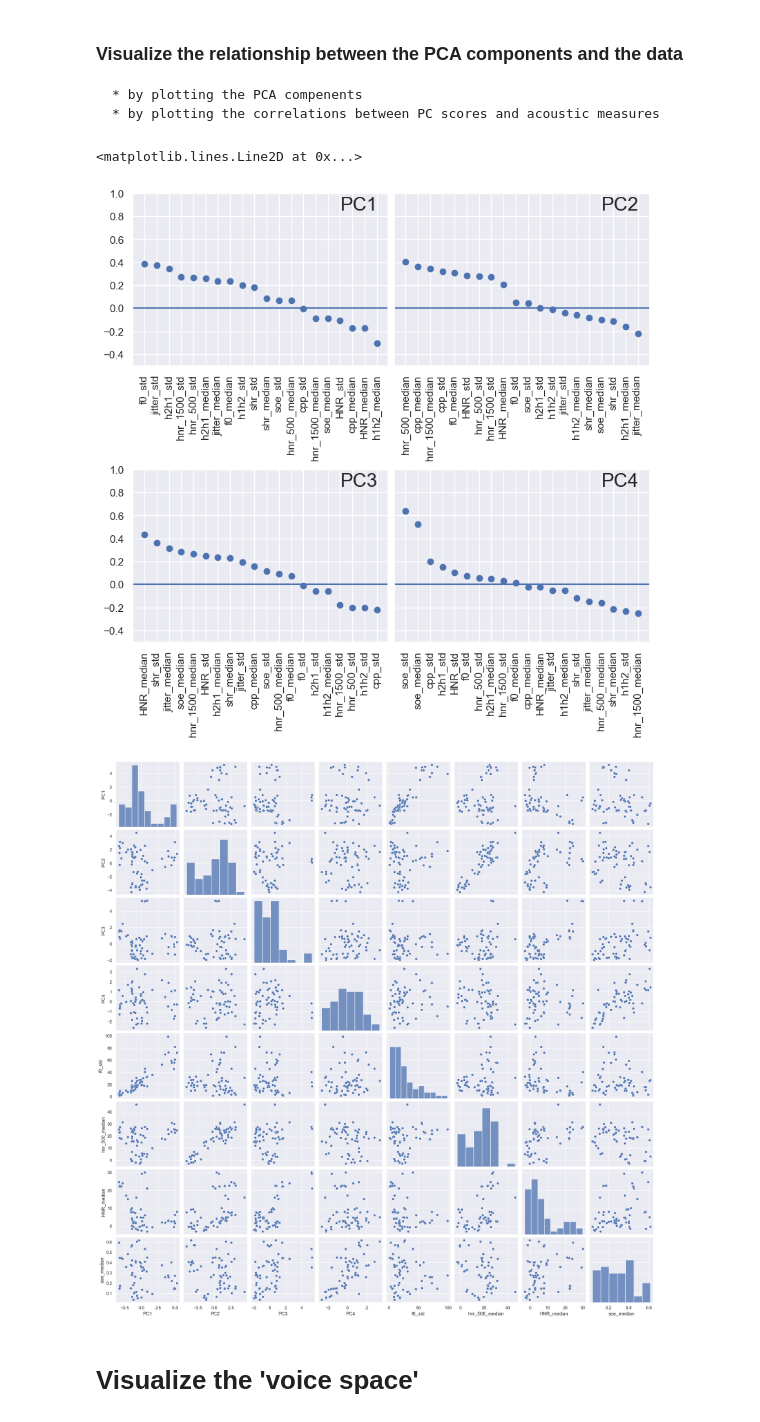
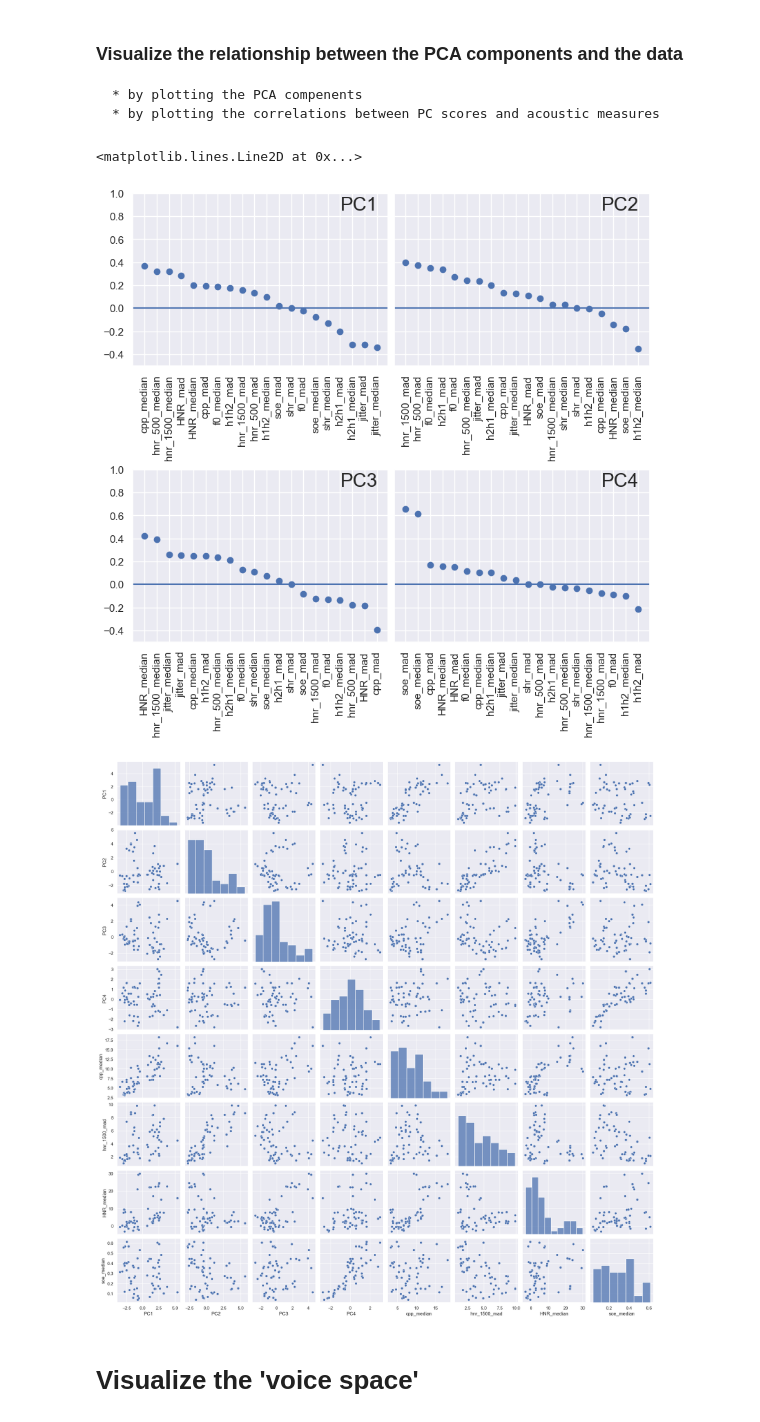
Before and after one commit to obergmartin/phonlab, a Jupyter notebook: examples/VQ_analysis.ipynb, the cells around one changed output. Saved outputs shown, nothing was run; the diff lists cells and outputs as text; code cells hidden in the pictures.

```diff
--- a/examples/VQ_analysis.ipynb
+++ b/examples/VQ_analysis.ipynb
@@ -158,6 +158,8 @@ def do_vq_analysis(row):
     vowelsdf = aggregate_measures(meas_df=gci_df[['sec','jitter','soe']], time_df=vowelsdf, func=['median',mad])
     vowelsdf = aggregate_measures(meas_df=f0cpp[['sec','cpp']], time_df=vowelsdf, func=['median',mad])
 
+    vowelsdf.columns = [c.replace("median_abs_deviation","mad") for c in vowelsdf.columns]
+
     return vowelsdf
 
 test_df = do_vq_analysis(corpus_list.loc[1])
@@ -239,7 +241,7 @@ from sklearn.preprocessing import StandardScaler
 scaler = StandardScaler()
 
 # get column names that end in 'median' or 'std'
-measures = [c for c in all_data.columns if "median" in c  or "std" in c]
+measures = [c for c in all_data.columns if "median" in c  or "mad" in c]
 
 # a couple of lines here to sort the measures into the order I want - medians then std
 revmeas = list(reversed(sorted([measures[i][::-1] for i in range(len(measures))])))
@@ -293,11 +295,11 @@ axs[1,1].text(label_x,0.85,"PC4",size=20)
 axs[1,1].axhline(0)
 # %% [output]
 <matplotlib.lines.Line2D at 0x...>
-[figure, old version]
+[figure, new version]
 # %%
-ax = sns.pairplot(data_with_PCs[['PC1','PC2','PC3','PC4','f0_std','hnr_500_median','HNR_median','soe_median']])
+ax = sns.pairplot(data_with_PCs[['PC1','PC2','PC3','PC4','cpp_median','hnr_1500_mad','HNR_median','soe_median']])
 # %% [output]
-[figure, old version]
+[figure, new version]
 # %% [markdown]
 # Visualize the 'voice space'
 # %%
```
Also changed, not shown: parts of 6 cells of this notebook.
